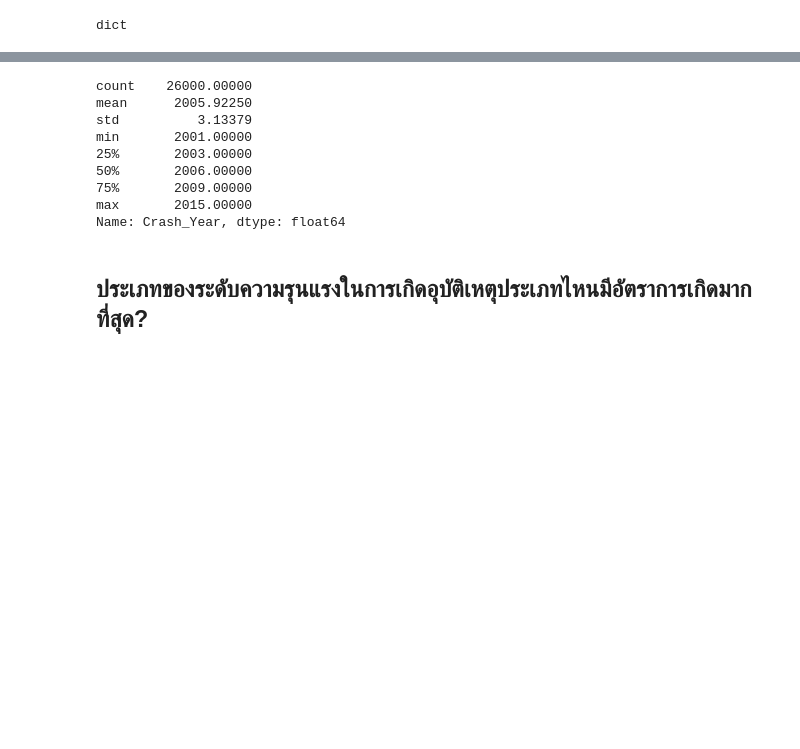
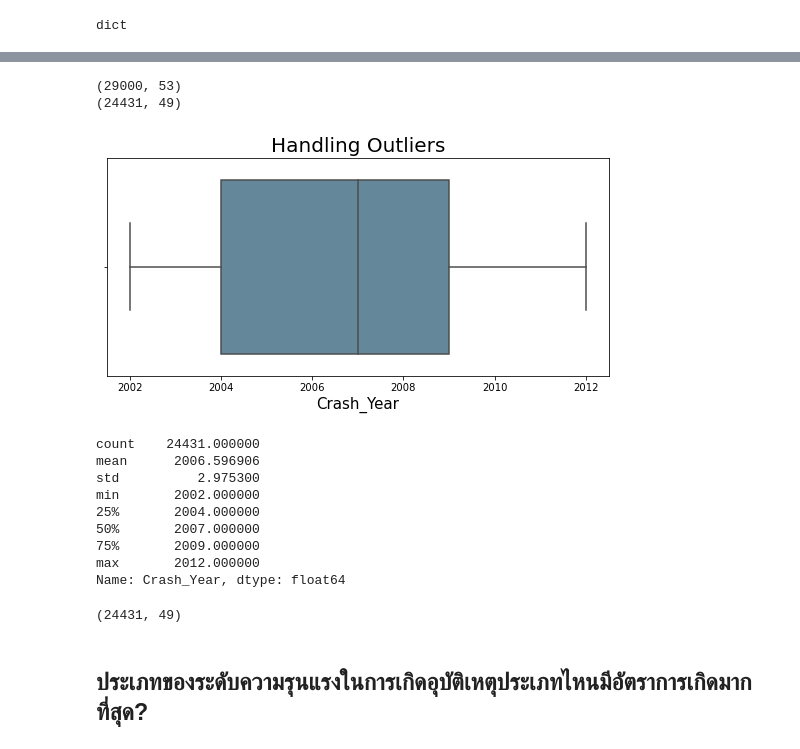
Before and after one commit to sarocha19/Assignment, a Jupyter notebook: assingment.ipynb, the cells around one changed output, grey strips where cells are left out. Saved outputs shown, nothing was run; the diff lists cells and outputs as text; code cells hidden in the pictures; blank space fills up the shorter version.

```diff
--- a/assingment.ipynb
+++ b/assingment.ipynb
@@ -101,15 +116,37 @@ plt.show()
+# %%
+print(df.shape)
+upper_lim = roaddata["Crash_Year"].quantile(.95)
+lower_lim = roaddata["Crash_Year"].quantile(.05)
+drop_outlier = roaddata[(roaddata["Crash_Year"] < upper_lim) & (roaddata["Crash_Year"] > lower_lim)]
+print(drop_outlier.shape)
+# %% [output]
+(29000, 53)
+(24431, 49)
+# %%
+fig = plt.figure(figsize=(9,4))
+sns.boxplot(x=drop_outlier["Crash_Year"], color="#5b8ba3")
+plt.xlabel("Crash_Year", fontsize=15)
+plt.title('Handling Outliers', size = 20)
+plt.show()
+# %% [output]
+[figure, added]
 # %%
-df["Crash_Year"].describe()
+drop_outlier["Crash_Year"].describe()
 # %% [output]
-count    26000.00000
-mean      2005.92250
-std          3.13379
-min       2001.00000
-25%       2003.00000
-50%       2006.00000
-75%       2009.00000
-max       2015.00000
+count    24431.000000
+mean      2006.596906
+std          2.975300
+min       2002.000000
+25%       2004.000000
+50%       2007.000000
+75%       2009.000000
+max       2012.000000
 Name: Crash_Year, dtype: float64
+# %%
+roaddata = pd.DataFrame(drop_outlier)
+roaddata.shape
+# %% [output]
+(24431, 49)
 # %% [markdown]
 ## ประเภทของระดับความรุนแรงในการเกิดอุบัติเหตุประเภทไหนมีอัตราการเกิดมากที่สุด?
 # %%
```
Also changed, not shown: parts of 10 cells of this notebook.
